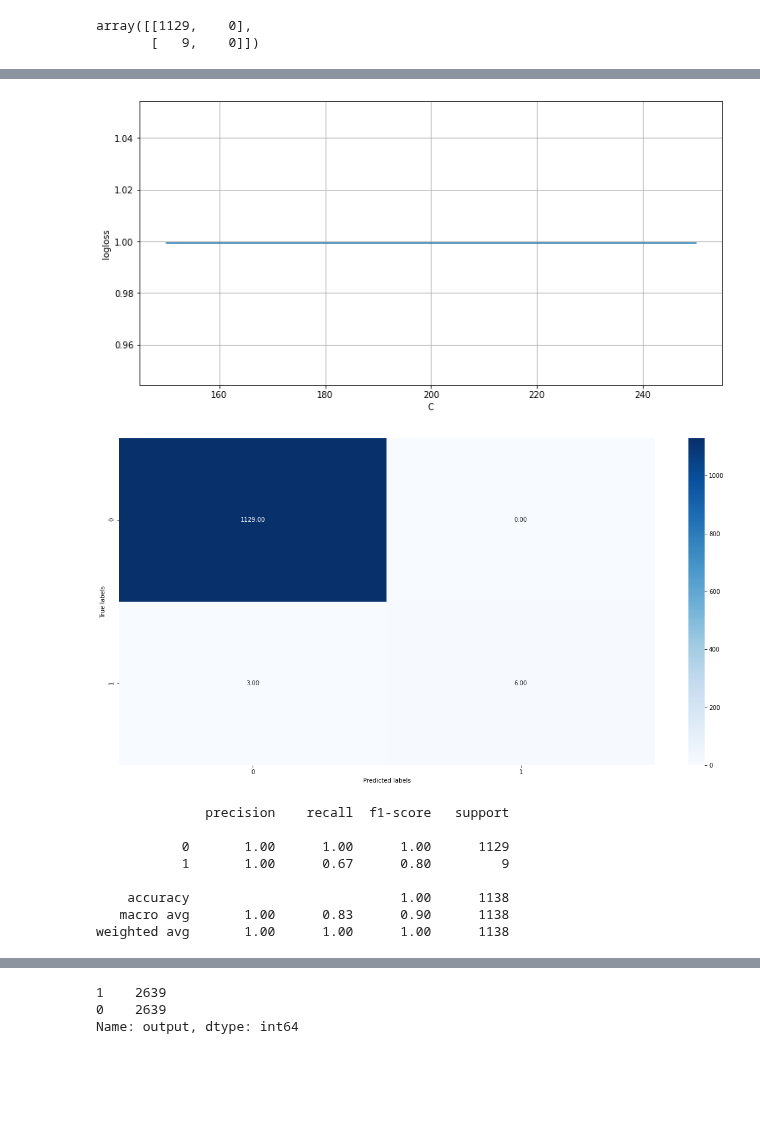
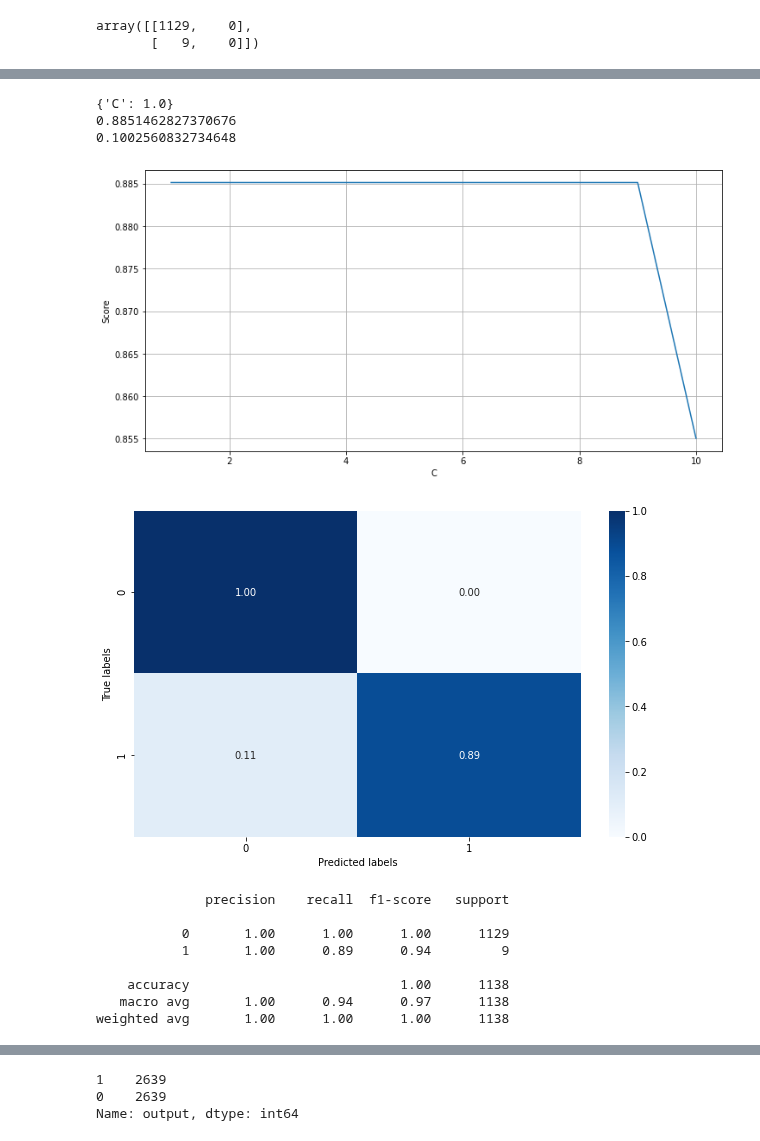
Before and after one commit to bachhvu/Policy-NLP, a Jupyter notebook: Do_Not_Track_Model_Development.ipynb, the cells around one changed output, grey strips where cells are left out. Cells and saved outputs as stored; diff of their text form; code cells hidden in the pictures; blank space fills up the shorter version.

```diff
--- a/Do_Not_Track_Model_Development.ipynb
+++ b/Do_Not_Track_Model_Development.ipynb
@@ -100,7 +100,7 @@ df
 #Split data using 30%/70% split
 segments_train, segments_test, targets_train, targets_test = train_test_split(df[feature_names], df['output'], test_size=0.3, random_state=0)
 # %%
-alpha_list = np.linspace(150,250,11)
+alpha_list = np.linspace(1,10,10)
 alpha_list = np.around(alpha_list, decimals=4)
 alpha_list
 # %% [output]
@@ -108,4 +108,3 @@ array([150., 160., 170., 180., 190., 200., 210., 220., 230., 240., 250.])
 # %%
 kf = StratifiedKFold(n_splits=5, random_state=0, shuffle=False)
-params = {'C': alpha_list,
-          'random_state': [0]}
+params = {'C': alpha_list}
@@ -117,3 +111,5 @@ array([0.99716446, 1.        , 1.        , 1.        , 1.        ])
+# %%
+classifier = LinearSVC(random_state=0, class_weight='balanced')
 # %%
 classifier.fit(segments_train, targets_train)
 base_preds = classifier.predict(segments_test)
@@ -122,7 +118,8 @@ confusion_matrix(targets_test.astype(str), base_preds.astype(str))
 array([[1129,    0],
        [   9,    0]])
 # %%
-grid_no_up = GridSearchCV(classifier, param_grid=params, cv=kf, scoring='roc_auc').fit(segments_train, targets_train)
-print(grid_no_up.best_params_)
-print(grid_no_up.best_score_)
+start_time = time.time()
+grid_no_up = GridSearchCV(classifier, param_grid=params, cv=kf, n_jobs=-1, verbose=1, scoring='f1_macro').fit(segments_train, targets_train)
+train_time = time.time() - start_time
+print('Done training in', train_time, 'seconds.')
 # %% [output]
@@ -138,37 +138,43 @@ results['score'] = grid_no_up.cv_results_['mean_test_score'].data
 plt.rcParams['figure.figsize'] = (12.0, 6.0)
 plt.plot(results['alpha'], results['score'])
 plt.xlabel('C')
-plt.ylabel('logloss')
+plt.ylabel('Score')
 plt.grid()
+
+print(grid_no_up.best_params_)
+print(grid_no_up.best_score_)
+print(grid_no_up.cv_results_['std_test_score'][grid_no_up.best_index_])
 # %% [output]
+{'C': 1.0}
+0.8851462827370676
+0.1002560832734648
-[figure, old version]
+[figure, new version]
 # %%
 grid_no_up_preds = grid_no_up.best_estimator_.predict(segments_test)
 #labels = segments['do_not_track'].unique()
 cm = confusion_matrix(targets_test.astype(str), grid_no_up_preds.astype(str))
-#cm = cm.astype('float') / cm.sum(axis=1)[:, np.newaxis]
-plt.rcParams['figure.figsize'] = (20, 10)
+cm = cm.astype('float') / cm.sum(axis=1)[:, np.newaxis]
+plt.rcParams['figure.figsize'] = (10, 6)
 ax= plt.subplot()
 sns.heatmap(cm, annot=True, fmt='.2f', cmap='Blues', cbar=True, ax = ax)
 #ax.set_xticklabels([''] + labels, rotation=90)
 #ax.set_yticklabels([''] + labels, rotation=0)
 ax.set_xlabel('Predicted labels')
 ax.set_ylabel('True labels')
 plt.show()
+
+#Quick diagnostics
+print(classification_report(targets_test.astype(str),grid_no_up_preds.astype(str)))
 # %% [output]
-[figure, old version]
+[figure, new version]
+              precision    recall  f1-score   support
+
+           0       1.00      1.00      1.00      1129
+           1       1.00      0.89      0.94         9
+
+    accuracy                           1.00      1138
+   macro avg       1.00      0.94      0.97      1138
+weighted avg       1.00      1.00      1.00      1138
-# %%
-#Quick diagnostics
-print(classification_report(targets_test.astype(str),grid_no_up_preds.astype(str)))
-# %% [output]
-              precision    recall  f1-score   support
-
-           0       1.00      1.00      1.00      1129
-           1       1.00      0.67      0.80         9
-
-    accuracy                           1.00      1138
-   macro avg       1.00      0.83      0.90      1138
-weighted avg       1.00      1.00      1.00      1138
 # %%
 from imblearn.over_sampling import SMOTE
 from imblearn.pipeline import Pipeline, make_pipeline
```
Also changed, not shown: parts of 10 cells of this notebook.
